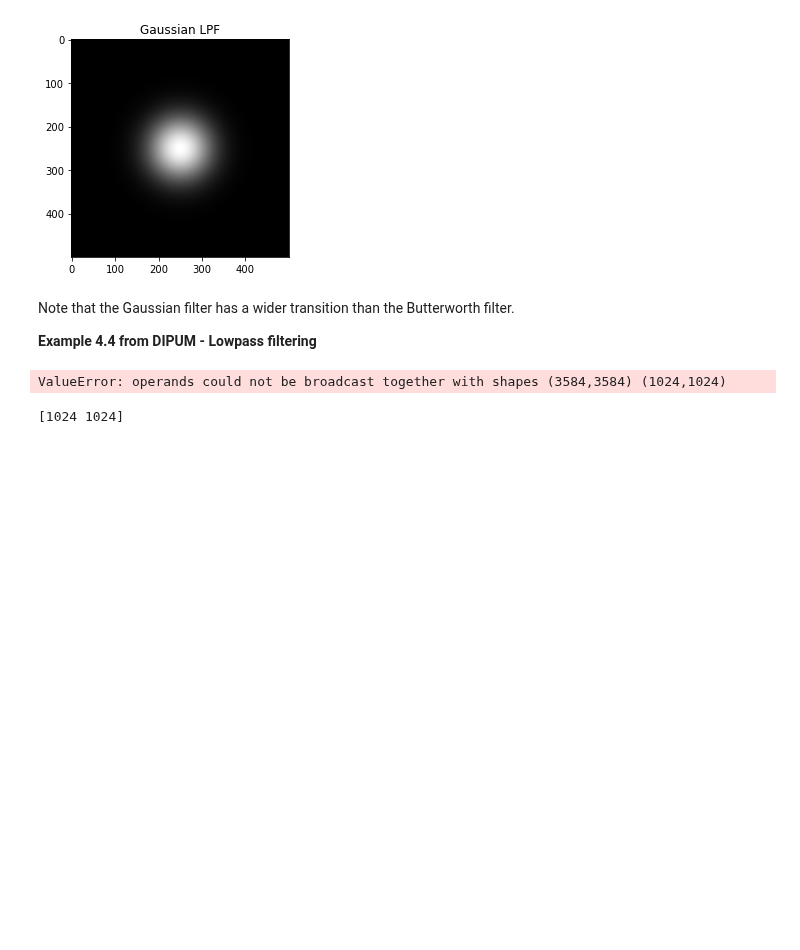
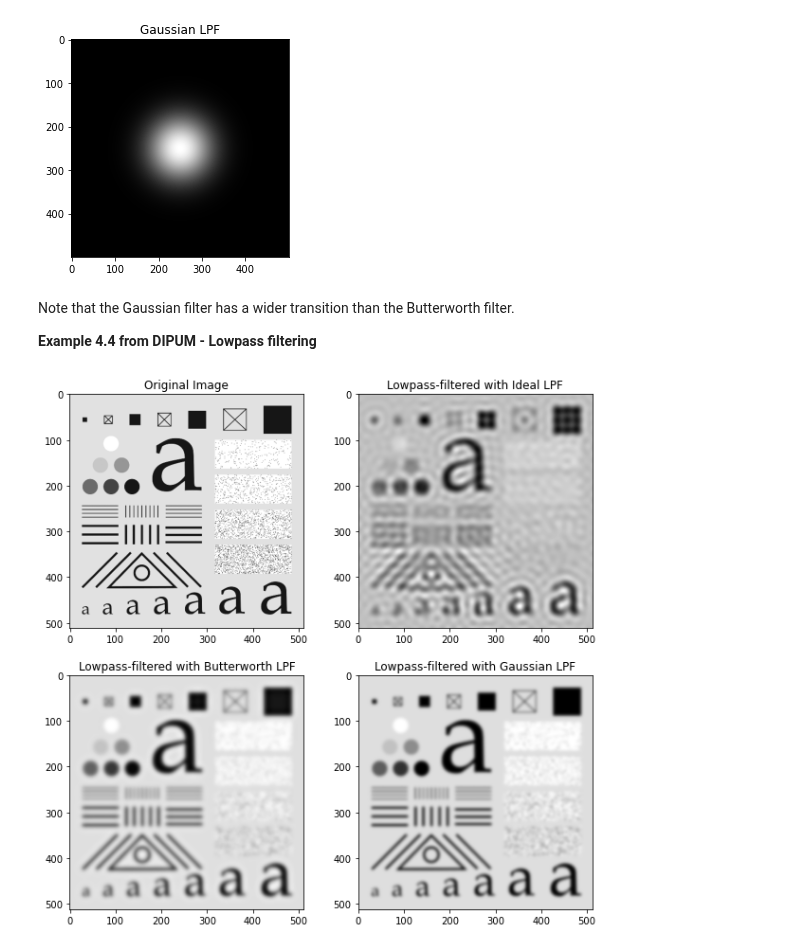
Before and after one commit to ecolon08/Digital-Image-Processing, a Jupyter notebook: Frequency_Domain_Filtering/ec_dip_freq_dom_filt_01.ipynb, the cells around one changed output. Cells and saved outputs as stored; diff of their text form; code cells hidden in the pictures; blank space fills up the shorter version.

```diff
--- a/Frequency_Domain_Filtering/ec_dip_freq_dom_filt_01.ipynb
+++ b/Frequency_Domain_Filtering/ec_dip_freq_dom_filt_01.ipynb
@@ -269,12 +257,3 @@ tst_pttrn_pad_dim = ec_img_utils.padded_size({"img_dim": img_tst_pttrn.shape})
 #Ideal LPI
 D0 = 50
 tst_HLPI = ec_img_utils.lp_filter('ideal', tst_pttrn_pad_dim[0], tst_pttrn_pad_dim[1], D0)
-
-#filter the image
-tst_LPI = ec_img_utils.dft_filt(img_tst_pttrn, tst_HLPI, 'constant')
-# %% [output]
-ValueError: operands could not be broadcast together with shapes (3584,3584) (1024,1024)
-# %%
-print(tst_pttrn_pad_dim)
-# %% [output]
-[1024 1024]
@@ -282,0 +260,35 @@ test = ec_img_utils.padded_size({"img_dim": img_tst_pttrn.shape, "krnl_dim": tst
+# %%
+#filter the image
+tst_LPI = ec_img_utils.dft_filt(img_tst_pttrn, tst_HLPI, 'symmetric')
+
+#display filtered image
+fig_tst_pttrn, ax_tst_pttrn = plt.subplots(2,2,figsize=(10,10))
+ax_tst_pttrn = ax_tst_pttrn.ravel()
+
+ax_tst_pttrn[0].imshow(img_tst_pttrn, cmap='gray')
+ax_tst_pttrn[0].set_title("Original Image");
+
+ax_tst_pttrn[1].imshow(tst_LPI, cmap='gray')
+ax_tst_pttrn[1].set_title("Lowpass-filtered with Ideal LPF");
+
+# Filter with Butterworth LPF
+tst_LPBTTR = ec_img_utils.lp_filter('butterworth', tst_pttrn_pad_dim[0], tst_pttrn_pad_dim[1], D0, 2)
+
+# Filter the image (Butterworth)
+tst_lp_buttr = ec_img_utils.dft_filt(img_tst_pttrn, tst_LPBTTR, 'symmetric')
+
+# Display the image
+ax_tst_pttrn[2].imshow(tst_lp_butter, cmap='gray')
+ax_tst_pttrn[2].set_title("Lowpass-filtered with Butterworth LPF");
+
+# Filter the image with a Gaussian LPF
+tst_LPGAUSS = ec_img_utils.lp_filter('gaussian', tst_pttrn_pad_dim[0], tst_pttrn_pad_dim[1], D0)
+
+# filter the image
+tst_lp_gauss = ec_img_utils.dft_filt(img_tst_pttrn, tst_LPGAUSS, 'symmetric')
+
+# Display the image
+ax_tst_pttrn[3].imshow(tst_lp_gauss, cmap='gray')
+ax_tst_pttrn[3].set_title("Lowpass-filtered with Gaussian LPF");
+# %% [output]
+[figure, added]
```
Also changed, not shown: parts of 3 cells of this notebook.
